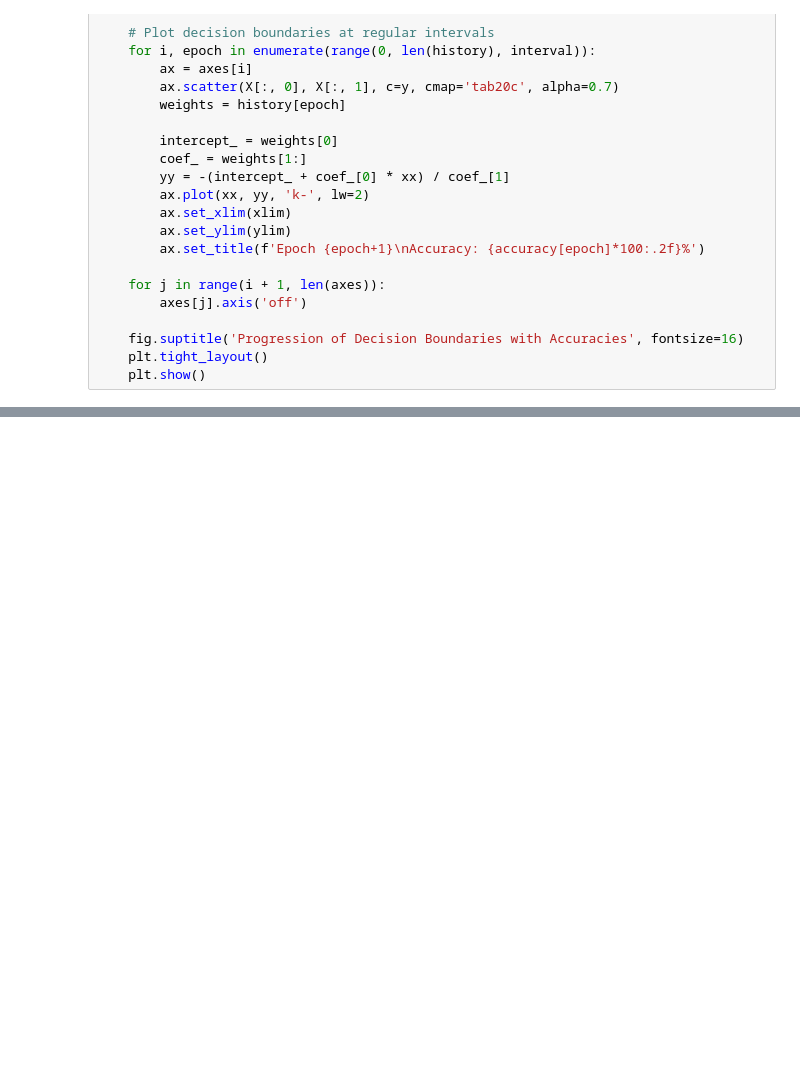
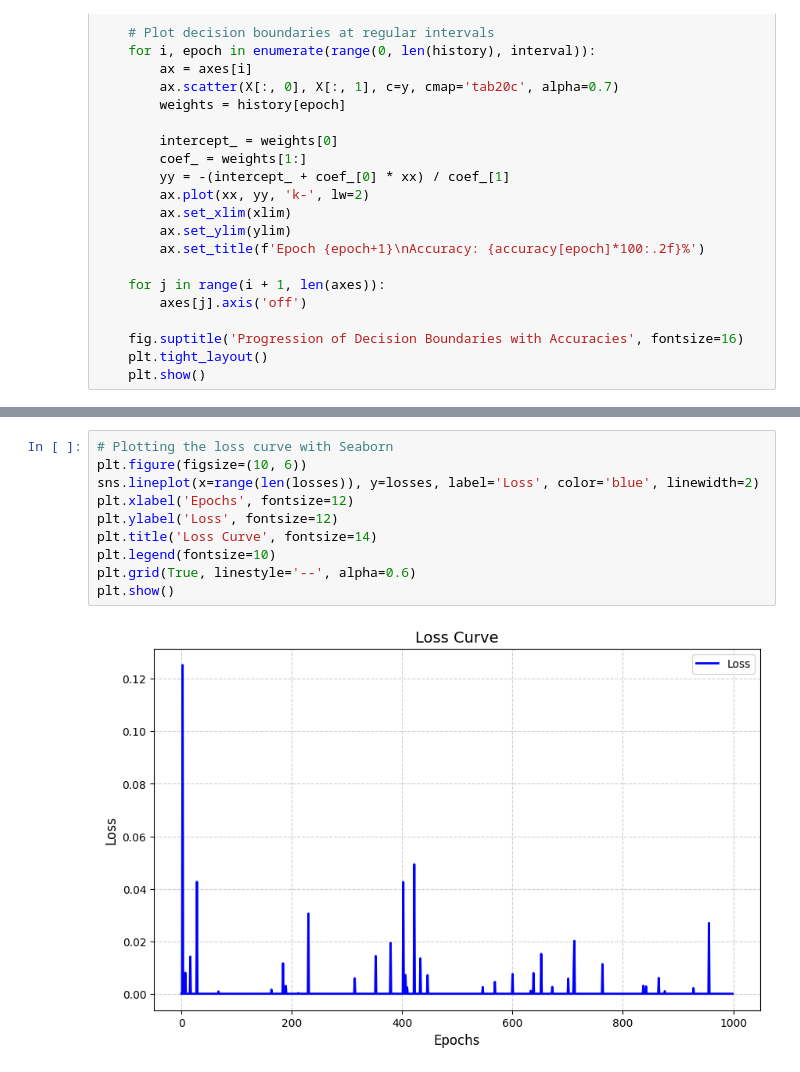
Before and after one commit to adhi1911/ML-Learnings, a Jupyter notebook: DL/perceptron.ipynb, the cells around one changed output, grey strips where cells are left out. Drawn from its saved outputs; the diff is of its cells as text; blank space fills up the shorter version.

```diff
--- a/DL/perceptron.ipynb
+++ b/DL/perceptron.ipynb
@@ -104,0 +182,12 @@ plt.show()
+# %%
+# Plotting the loss curve with Seaborn
+plt.figure(figsize=(10, 6))
+sns.lineplot(x=range(len(losses)), y=losses, label='Loss', color='blue', linewidth=2)
+plt.xlabel('Epochs', fontsize=12)
+plt.ylabel('Loss', fontsize=12)
+plt.title('Loss Curve', fontsize=14)
+plt.legend(fontsize=10)
+plt.grid(True, linestyle='--', alpha=0.6)
+plt.show()
+# %% [output]
+[figure, added]
```
Also changed, not shown: parts of 10 cells of this notebook.
